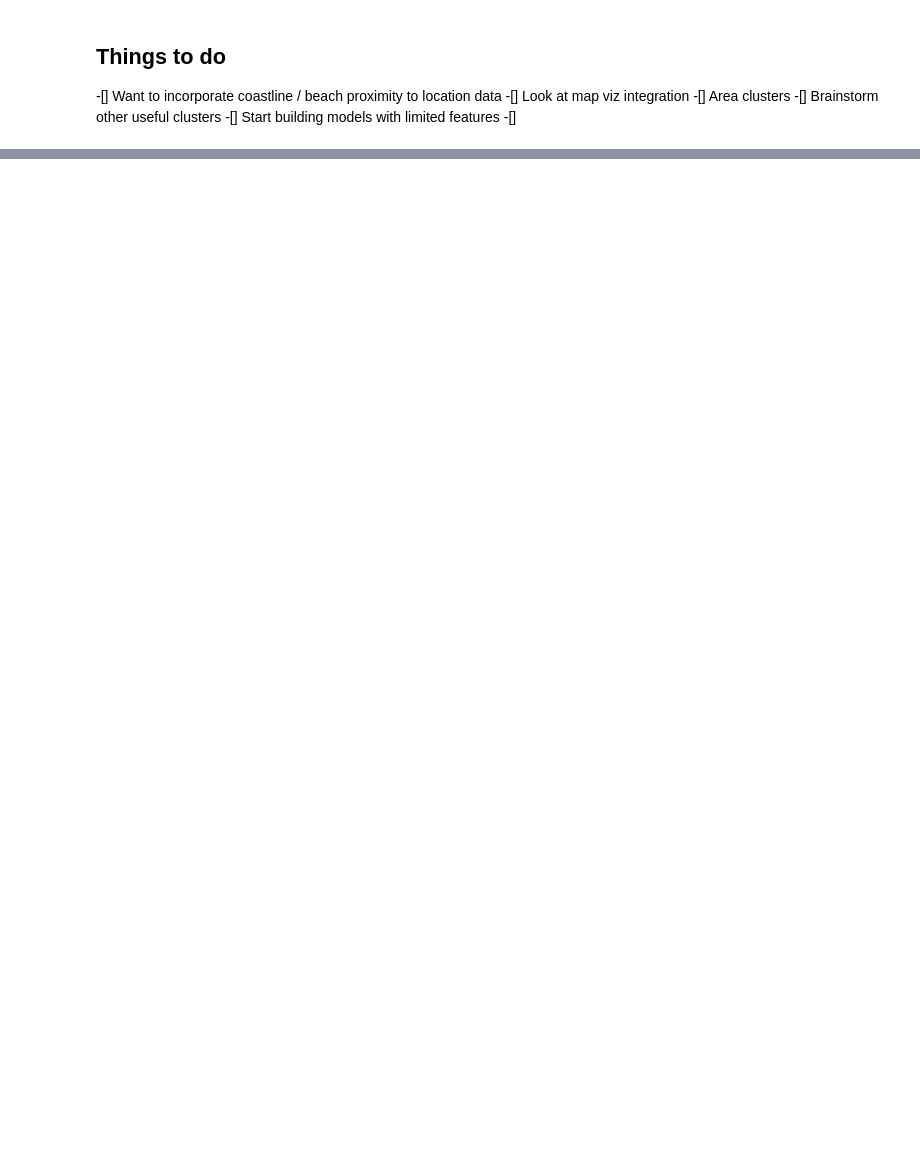
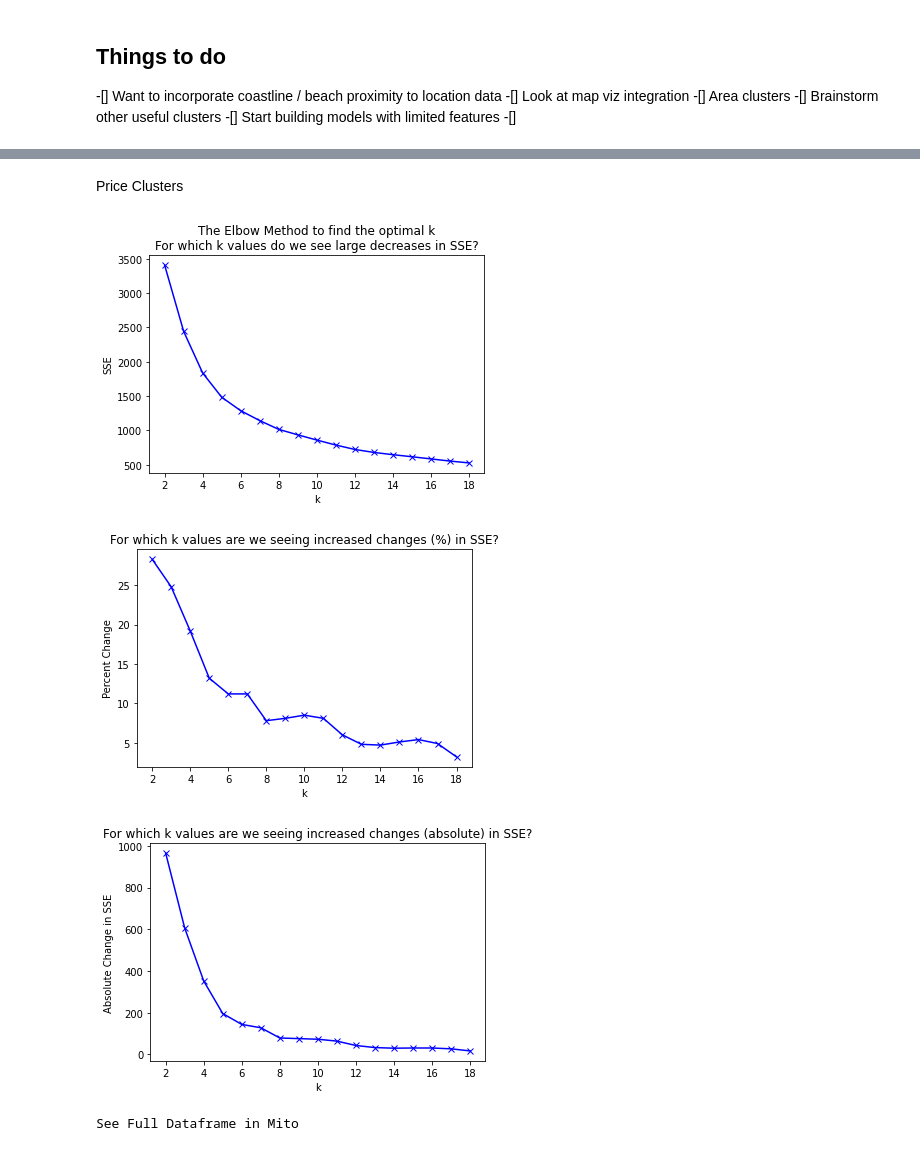
Before and after one commit to Zillow-Project-JG-DN/clustering-project-jgdn, a Jupyter notebook: jg_viz.ipynb, the cells around one changed output, grey strips where cells are left out. Cells and saved outputs as stored; diff of their text form; code cells hidden in the pictures; blank space fills up the shorter version.

```diff
--- a/jg_viz.ipynb
+++ b/jg_viz.ipynb
@@ -286,0 +356,2 @@ See Full Dataframe in Mito
+# %%
+X_train.latitude=X_train.latitude*1000000
@@ -344,0 +512,15 @@ fig
+# %%
+k=7
+cluster_name = 'size_cluster'
+cluster_vars = ['scaled_bathroomcnt', 'sqft_bin', 'acres_bin', 'bath_bed_ratio']
+
+# fit kmeans
+kmeans = create_clusters(X_train, k, cluster_vars)
+
+# get centroid values per variable per cluster
+centroid_df = get_centroids(kmeans, cluster_vars, cluster_name)
+
+# get cluster assignments and append those with centroids for each X partition (train, validate, test)
+#X = assign_clusters(kmeans, cluster_vars, cluster_name, centroid_df)
+# %%
+X_train['size_cluster'] = kmeans.predict(X_train[cluster_vars])
@@ -344,0 +539,13 @@ fig
+# %% [markdown]
+Price Clusters
+# %%
+cluster_vars = ['taxrate', 'structure_dollar_sqft_bin', 'lot_dollar_sqft_bin']
+cluster_name = 'price_cluster'
+k_range = range(2,20)
+
+find_k(X_train, cluster_vars, k_range)
+# %% [output]
+[figure, added]
+[figure, added]
+[figure, added]
+See Full Dataframe in Mito
```
Also changed, not shown: parts of 37 cells of this notebook, 2 other files.
